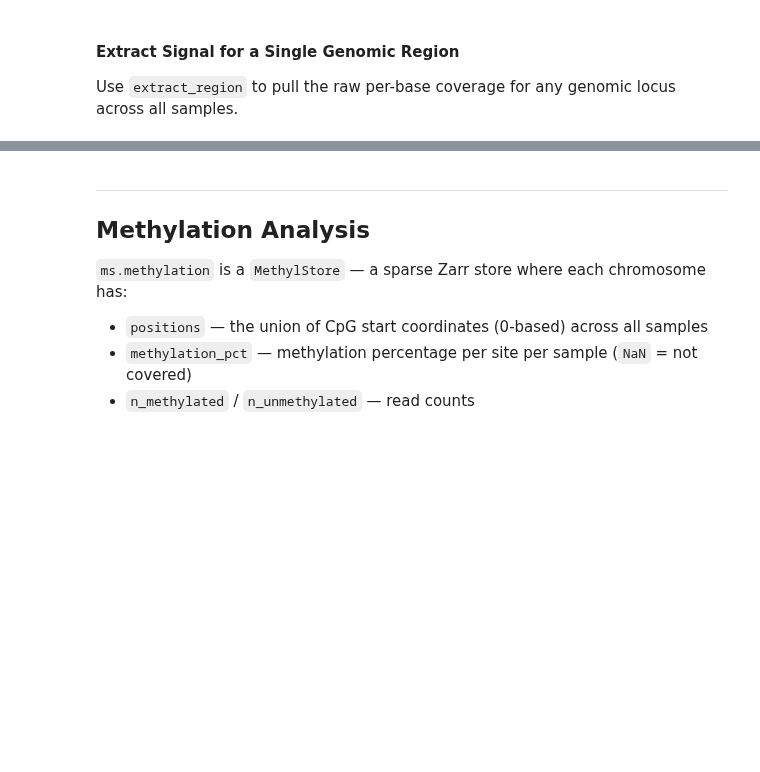
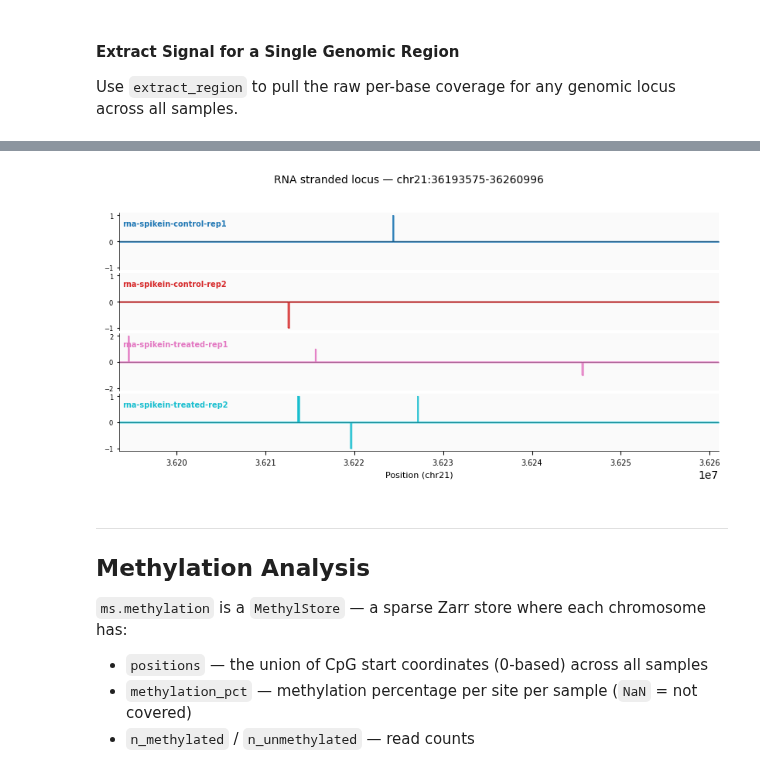
Before and after one commit to Milne-Group/QuantNado, a Jupyter notebook: example/example_dataset.ipynb, the cells around one changed output, grey strips where cells are left out. Saved outputs shown, nothing was run; the diff lists cells and outputs as text; code cells hidden in the pictures; blank space fills up the shorter version.

```diff
--- a/example/example_dataset.ipynb
+++ b/example/example_dataset.ipynb
@@ -388,0 +618,11 @@ plt = ds.locus_plot(
+# %%
+plt = ds.locus_plot(
+    locus=REGION,
+    sample_names=rna_sample_names,
+    modality=["stranded_coverage"] * len(rna_sample_names),
+    palette="tab10",
+    title=f"RNA stranded locus — {REGION}",
+    figsize=(10, 4),
+    filepath=FIG_DIR / "locus_plot_rna_stranded.png",
+)
+# %% [output]
@@ -389,3 +631,4 @@ plt = ds.locus_plot(
+[figure, added]
 # %% [markdown]
 ---
 ## Methylation Analysis
```
Also changed, not shown: parts of 38 cells of this notebook, 2 other files.
